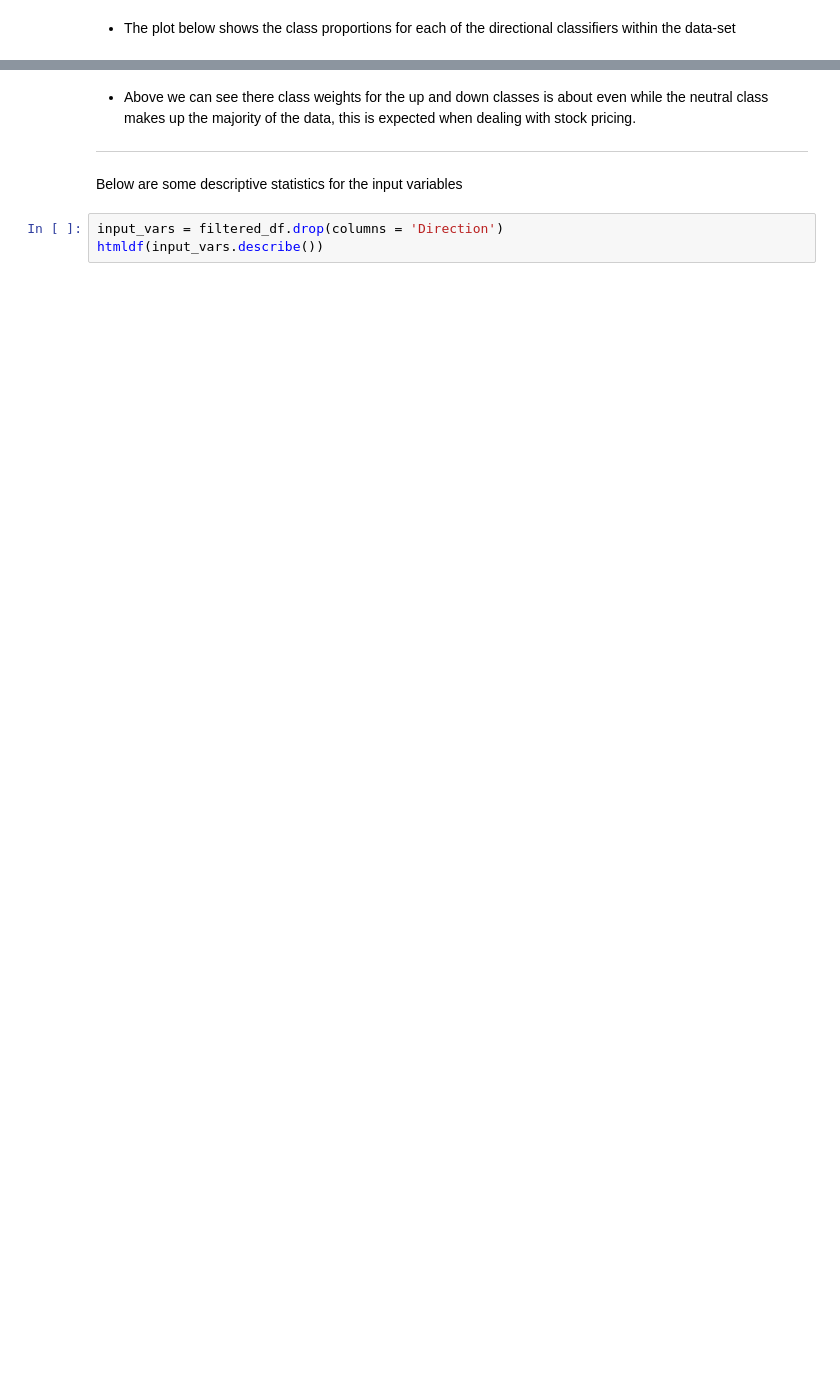
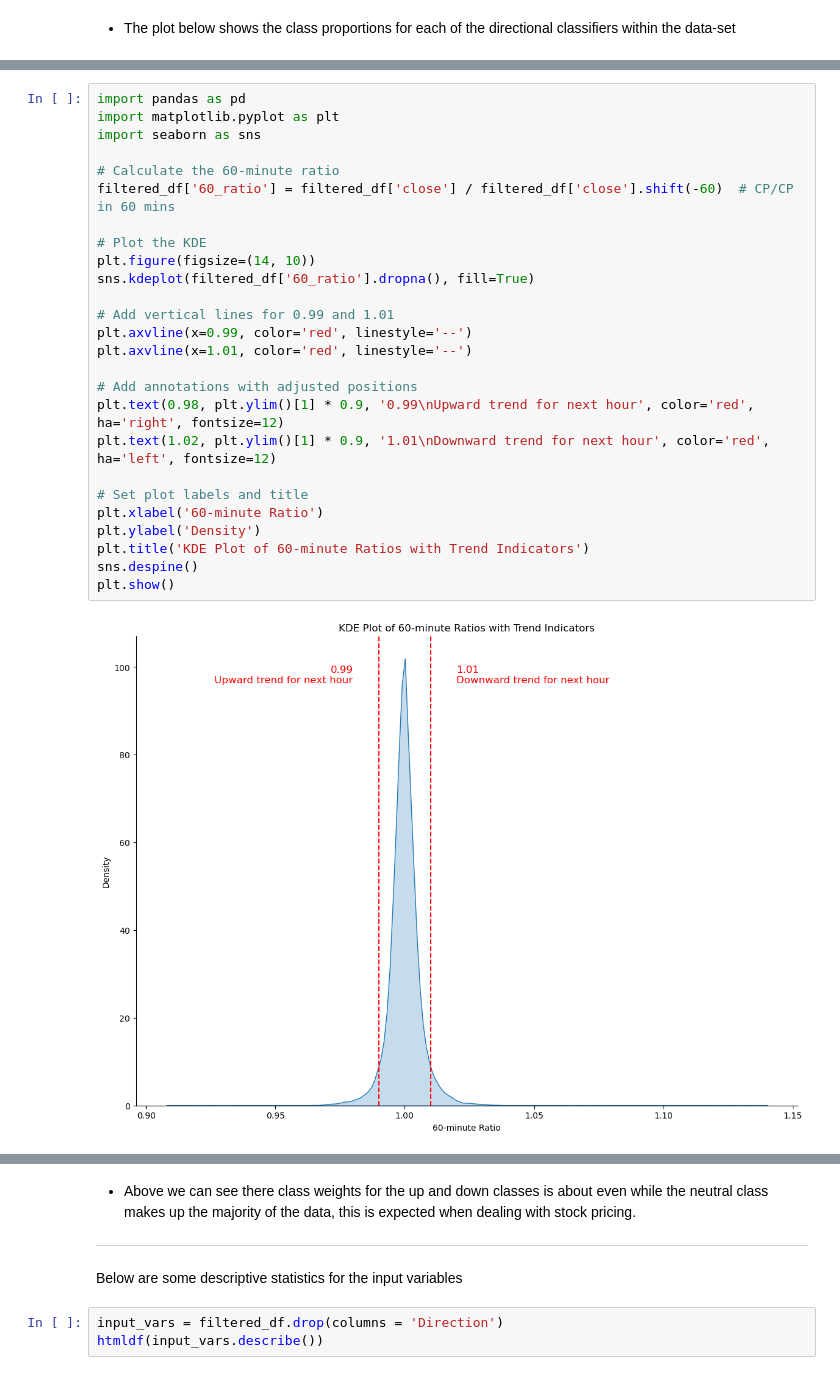
Before and after one commit to sflyranger/Stock_Price_Machine_Learning_Project, a Jupyter notebook: Amazon MultiClass Model.ipynb, the cells around one changed output, grey strips where cells are left out. Drawn from its saved outputs; the diff is of its cells as text; blank space fills up the shorter version.

```diff
--- a/Amazon MultiClass Model.ipynb
+++ b/Amazon MultiClass Model.ipynb
@@ -87 +77,29 @@ filtered_df['Direction'].isna().sum()
+# %%
+import pandas as pd
+import matplotlib.pyplot as plt
+import seaborn as sns
+
+# Calculate the 60-minute ratio
+filtered_df['60_ratio'] = filtered_df['close'] / filtered_df['close'].shift(-60)  # CP/CP in 60 mins
+
+# Plot the KDE
+plt.figure(figsize=(14, 10))
+sns.kdeplot(filtered_df['60_ratio'].dropna(), fill=True)
+
+# Add vertical lines for 0.99 and 1.01
+plt.axvline(x=0.99, color='red', linestyle='--')
+plt.axvline(x=1.01, color='red', linestyle='--')
+
+# Add annotations with adjusted positions
+plt.text(0.98, plt.ylim()[1] * 0.9, '0.99\nUpward trend for next hour', color='red', ha='right', fontsize=12)
+plt.text(1.02, plt.ylim()[1] * 0.9, '1.01\nDownward trend for next hour', color='red', ha='left', fontsize=12)
+
+# Set plot labels and title
+plt.xlabel('60-minute Ratio')
+plt.ylabel('Density')
+plt.title('KDE Plot of 60-minute Ratios with Trend Indicators')
+sns.despine()
+plt.show()
+# %% [output]
+[figure, added]
 # %%
```
Also changed, not shown: parts of 11 cells of this notebook, 1 other file.
